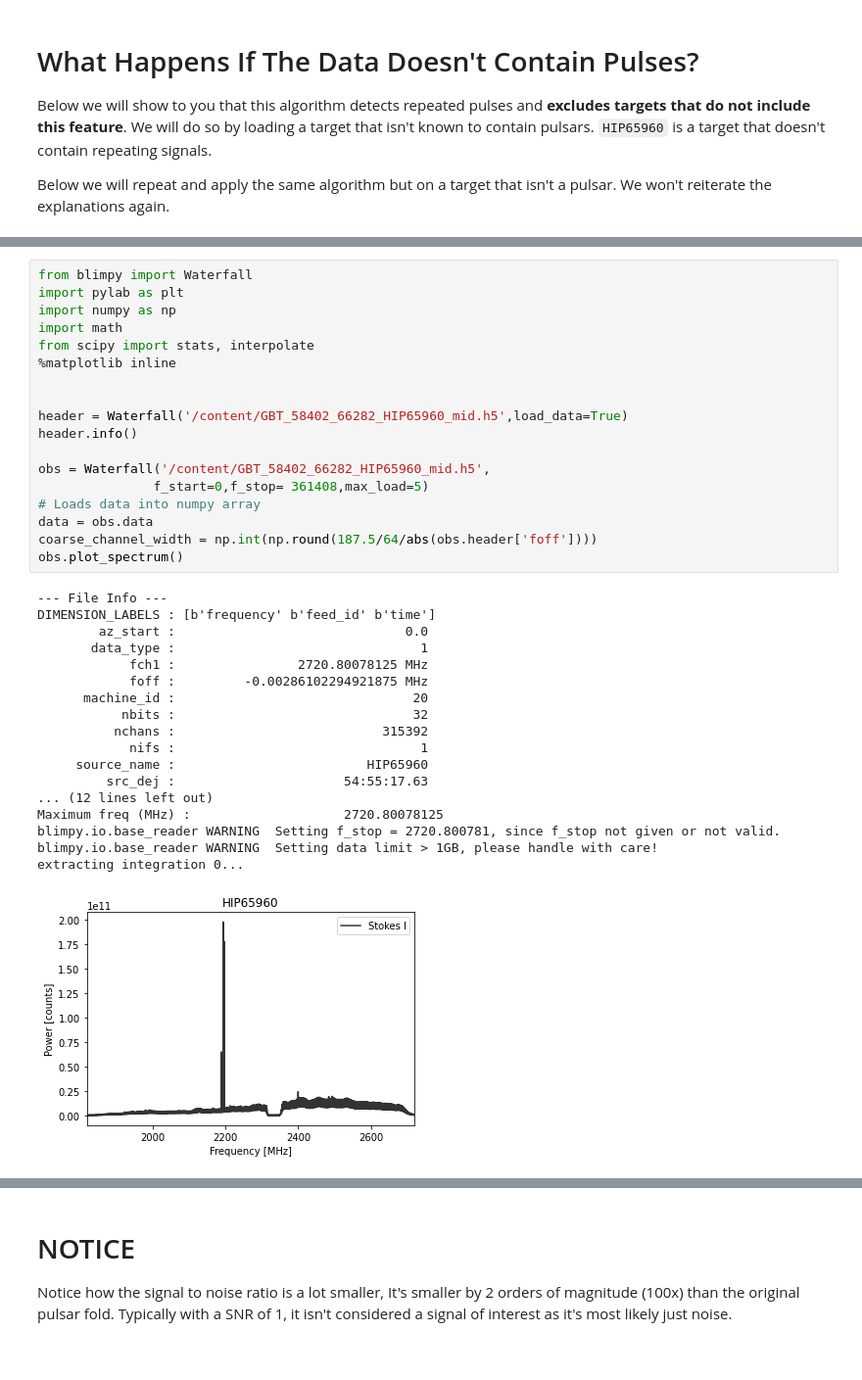
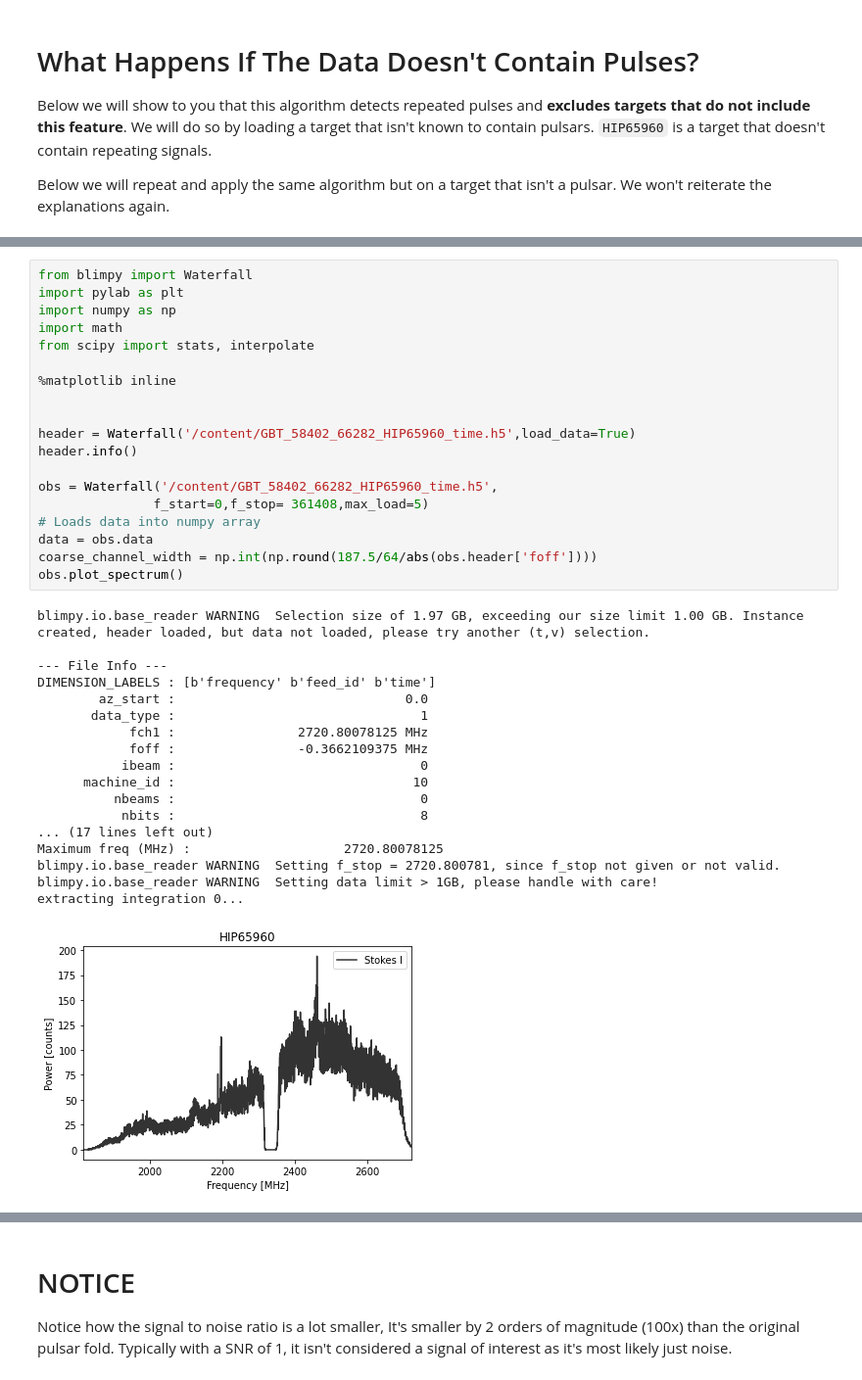
Before and after one commit to UCBerkeleySETI/breakthrough, a Jupyter notebook: GBT/pulsar_searches/Pulsar_Search/Pulsar_DedisperseV3.ipynb, the cells around one changed output, grey strips where cells are left out. Shown at 98% size. Drawn from its saved outputs; the diff is of its cells as text.

```diff
--- a/GBT/pulsar_searches/Pulsar_Search/Pulsar_DedisperseV3.ipynb
+++ b/GBT/pulsar_searches/Pulsar_Search/Pulsar_DedisperseV3.ipynb
@@ -365,40 +416,41 @@ Below we will repeat and apply the same algorithm but on a target that isn't a p
 # %%
 from blimpy import Waterfall
 import pylab as plt
 import numpy as np
 import math
 from scipy import stats, interpolate
+
 %matplotlib inline
 
 
-header = Waterfall('/content/GBT_58402_66282_HIP65960_mid.h5',load_data=True)
+header = Waterfall('/content/GBT_58402_66282_HIP65960_time.h5',load_data=True)
 header.info()
 
-obs = Waterfall('/content/GBT_58402_66282_HIP65960_mid.h5',
+obs = Waterfall('/content/GBT_58402_66282_HIP65960_time.h5',
                f_start=0,f_stop= 361408,max_load=5)
 # Loads data into numpy array
 data = obs.data
 coarse_channel_width = np.int(np.round(187.5/64/abs(obs.header['foff'])))
 obs.plot_spectrum()
 # %% [output]
+blimpy.io.base_reader WARNING  Selection size of 1.97 GB, exceeding our size limit 1.00 GB. Instance created, header loaded, but data not loaded, please try another (t,v) selection.
+
 --- File Info ---
 DIMENSION_LABELS : [b'frequency' b'feed_id' b'time']
         az_start :                              0.0
        data_type :                                1
             fch1 :                2720.80078125 MHz
-            foff :         -0.00286102294921875 MHz
-      machine_id :                               20
-           nbits :                               32
-          nchans :                           315392
-            nifs :                                1
-     source_name :                         HIP65960
-         src_dej :                      54:55:17.63
-... (12 lines left out)
+            foff :                -0.3662109375 MHz
+           ibeam :                                0
+      machine_id :                               10
+          nbeams :                                0
+           nbits :                                8
+... (17 lines left out)
 Maximum freq (MHz) :                    2720.80078125
 blimpy.io.base_reader WARNING  Setting f_stop = 2720.800781, since f_stop not given or not valid.
 blimpy.io.base_reader WARNING  Setting data limit > 1GB, please handle with care!
 extracting integration 0...
-[figure, old version]
+[figure, new version]
 # %%
 average_power = np.zeros((data.shape[2]))
 shifted_power = np.zeros((int(data.shape[2]/8)))
```
Also changed, not shown: parts of 12 cells of this notebook, 1 other file.
